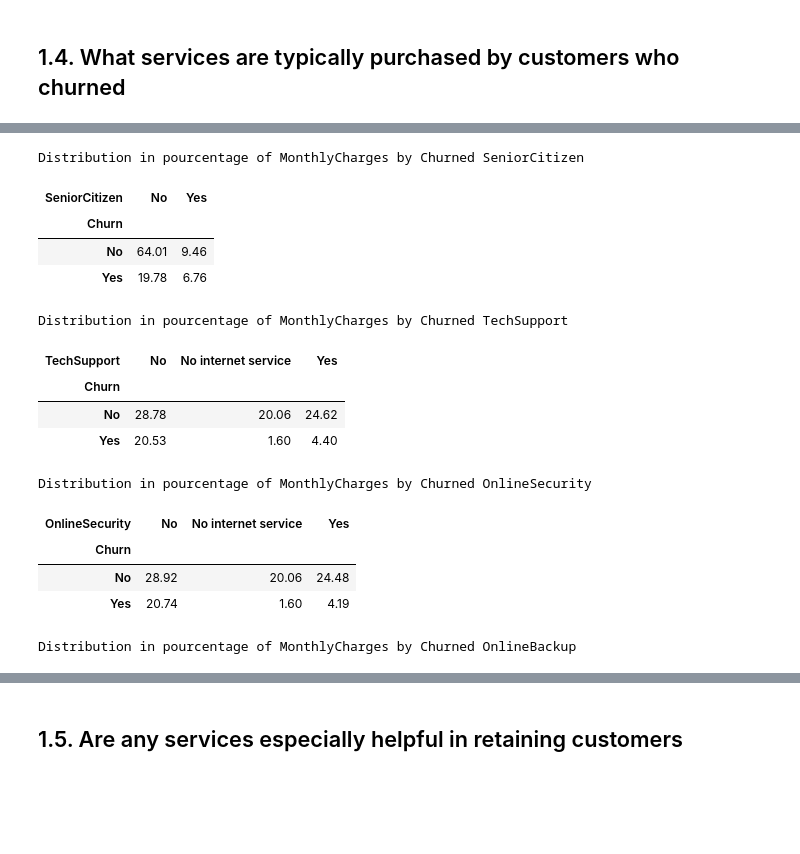
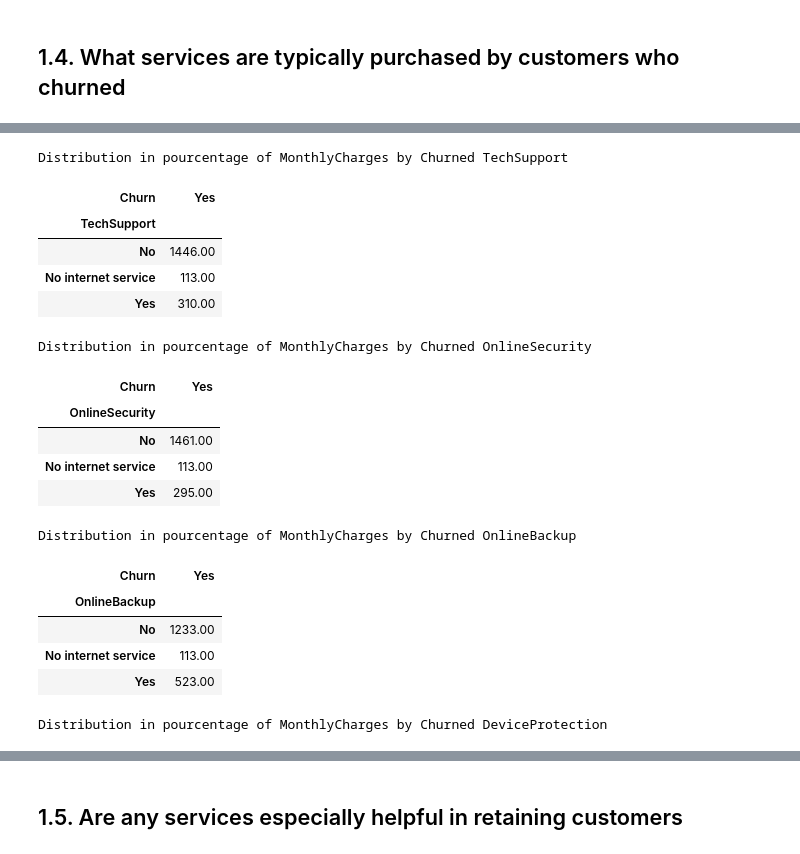
Before and after one commit to MMasson1988/Customer-Churn-Analysis, a Jupyter notebook: churn.ipynb, the cells around one changed output, grey strips where cells are left out. Cells and saved outputs as stored; diff of their text form; code cells hidden in the pictures; blank space fills up the shorter version.

```diff
--- a/churn.ipynb
+++ b/churn.ipynb
@@ -627,7 +661,7 @@ customerchar=['customerID', 'SeniorCitizen','gender', 'Partner', 'Dependents','C
 billingcharges=['customerID','MonthlyCharges','TotalCharges', 'tenure', 'ten_group','PaymentMethod', 'Contract', 'Churn']
 
 # Creating list utilities...
-service = ['SeniorCitizen', 'TechSupport','OnlineSecurity', 'OnlineBackup', 'DeviceProtection','PhoneService', 'MultipleLines',
+service = ['TechSupport','OnlineSecurity', 'OnlineBackup', 'DeviceProtection','PhoneService', 'MultipleLines',
           'StreamingTV', 'StreamingMovies', "InternetService"]
 customer=['SeniorCitizen','gender', 'Partner', 'Dependents']
 billing=['MonthlyCharges','TotalCharges', 'ten_group','PaymentMethod', 'Contract','tenure']
@@ -987,0 +1076,4 @@ pivo('SeniorCitizen')
+# %%
+for col in service:
+  print(f'\n\nChurner Distribution by {col}')
+  display(pivo(col).T/Yes.shape[0]*100)
@@ -1051,38 +1304,2 @@ display(df[cond].head(), df[cond].shape)
 # %% [markdown]
 ## 1.4. What services are typically purchased by customers who churned
-# %%
-# distribution of categorical features by Churn
-def Donut_Chart(col_name):
-    def datas(col_name, Yes):
-        datas = trans_df[trans_df["Churn"]=='Yes'][col_name].value_counts().to_frame().reset_index()
-        return datas
-
-    fig, ax = plt.subplots(1,2, figsize=(18,6))
-    dict = {"width": 0.5}
-
-    ax[0].pie(datas(col_name, 0)[col_name],
-          colors = ["Salmon", "Gold", "#5F9EA0", "#D3D3D3"],
-          autopct='%1.1f%%', startangle = 90,
-          pctdistance = 0.75,
-          wedgeprops=dict,
-          textprops={'fontsize': 17, 'weight' : 'heavy'})
-
-    ax[1].pie(datas(col_name, 1)[col_name],
-          colors = ["Salmon", "Gold", "#5F9EA0", "#D3D3D3"],
-          autopct='%1.1f%%', startangle = 90,
-          pctdistance = 0.75,
-          wedgeprops=dict,
-          textprops={'fontsize': 17, 'weight' : 'heavy'})
-
-    ax[0].text(0, 0, 'No Churn', ha="center", fontsize = 17, weight="bold")
-    ax[1].text(0, 0, 'Churn', ha="center", fontsize = 17, weight="bold")
-    for i in range(2):
-      ax[i].legend(loc='upper left', fontsize=15, bbox_to_anchor=(0.9, 0.8), labels = datas(col_name,i)["index"])
-
-      plt.suptitle("The Composition of the {} grouped by Churn".format(col_name), fontsize = 30)
-      fig.tight_layout()
-    plt.show()
-
-col = ['SeniorCitizen', 'gender', 'Partner', 'Dependents', 'PhoneService', 'MultipleLines', 'InternetService', 'OnlineSecurity', 'OnlineBackup', 'DeviceProtection', 'TechSupport', 'StreamingTV', 'StreamingMovies', 'Contract', 'PaperlessBilling', 'PaymentMethod']
-for i in col:
-  Donut_Chart(i)
@@ -1103,21 +1306,24 @@ for i in col:
 # %%
 for col in service:
   print(f'\n\nDistribution in pourcentage of MonthlyCharges by Churned {col}')
-  display(pivo(col))
+  display(pivo(col).T)
 # %% [output]
-Distribution in pourcentage of MonthlyCharges by Churned SeniorCitizen
+Distribution in pourcentage of MonthlyCharges by Churned TechSupport
-| SeniorCitizen | No | Yes |
-| Churn |  |  |
-| No | 64.01 | 9.46 |
-| Yes | 19.78 | 6.76 |
+| Churn | Yes |
+| TechSupport |  |
+| No | 1446.00 |
+| No internet service | 113.00 |
+| Yes | 310.00 |
-Distribution in pourcentage of MonthlyCharges by Churned TechSupport
+Distribution in pourcentage of MonthlyCharges by Churned OnlineSecurity
-| TechSupport | No | No internet service | Yes |
-| Churn |  |  |  |
-| No | 28.78 | 20.06 | 24.62 |
-| Yes | 20.53 | 1.60 | 4.40 |
+| Churn | Yes |
+| OnlineSecurity |  |
+| No | 1461.00 |
+| No internet service | 113.00 |
+| Yes | 295.00 |
-Distribution in pourcentage of MonthlyCharges by Churned OnlineSecurity
+Distribution in pourcentage of MonthlyCharges by Churned OnlineBackup
-| OnlineSecurity | No | No internet service | Yes |
-| Churn |  |  |  |
-| No | 28.92 | 20.06 | 24.48 |
-| Yes | 20.74 | 1.60 | 4.19 |
+| Churn | Yes |
+| OnlineBackup |  |
+| No | 1233.00 |
+| No internet service | 113.00 |
+| Yes | 523.00 |
-Distribution in pourcentage of MonthlyCharges by Churned OnlineBackup
+Distribution in pourcentage of MonthlyCharges by Churned DeviceProtection
```
Also changed, not shown: parts of 112 cells of this notebook.
